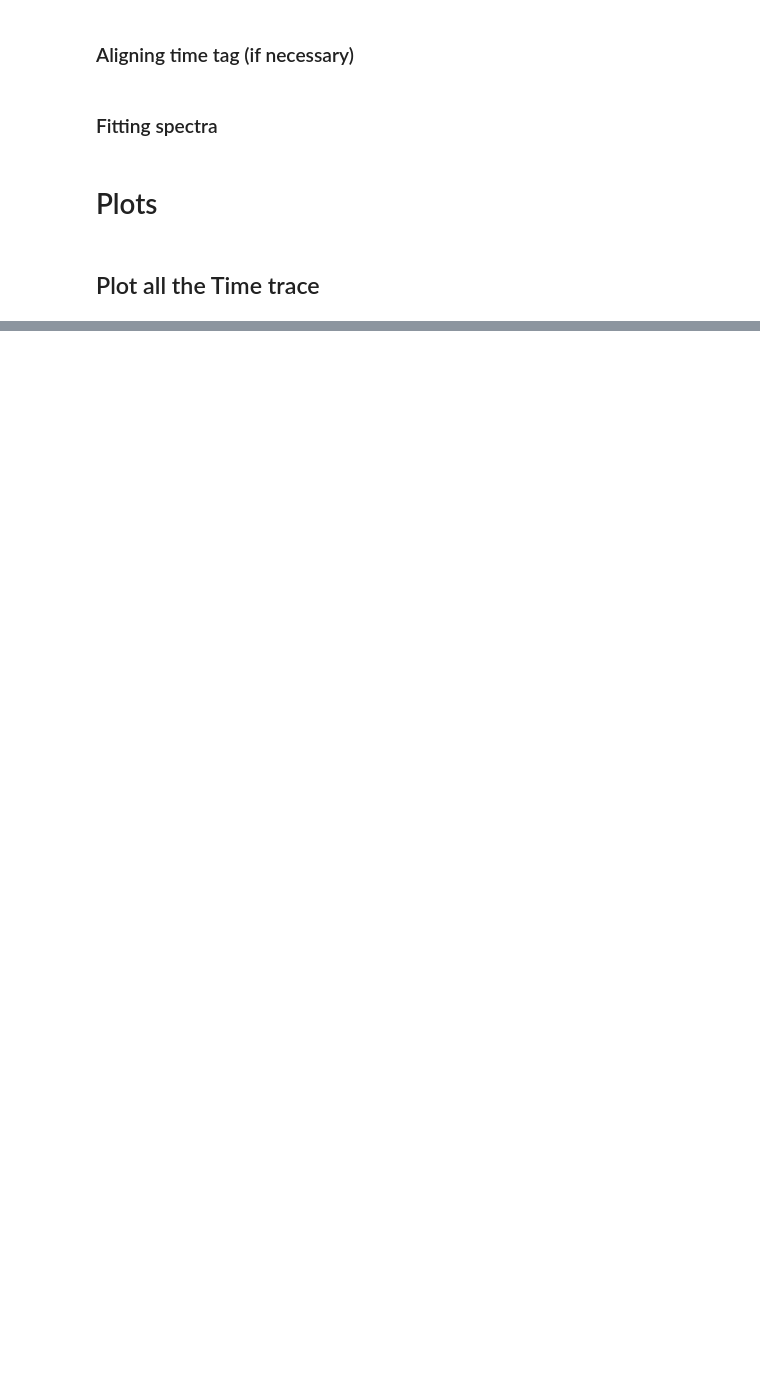
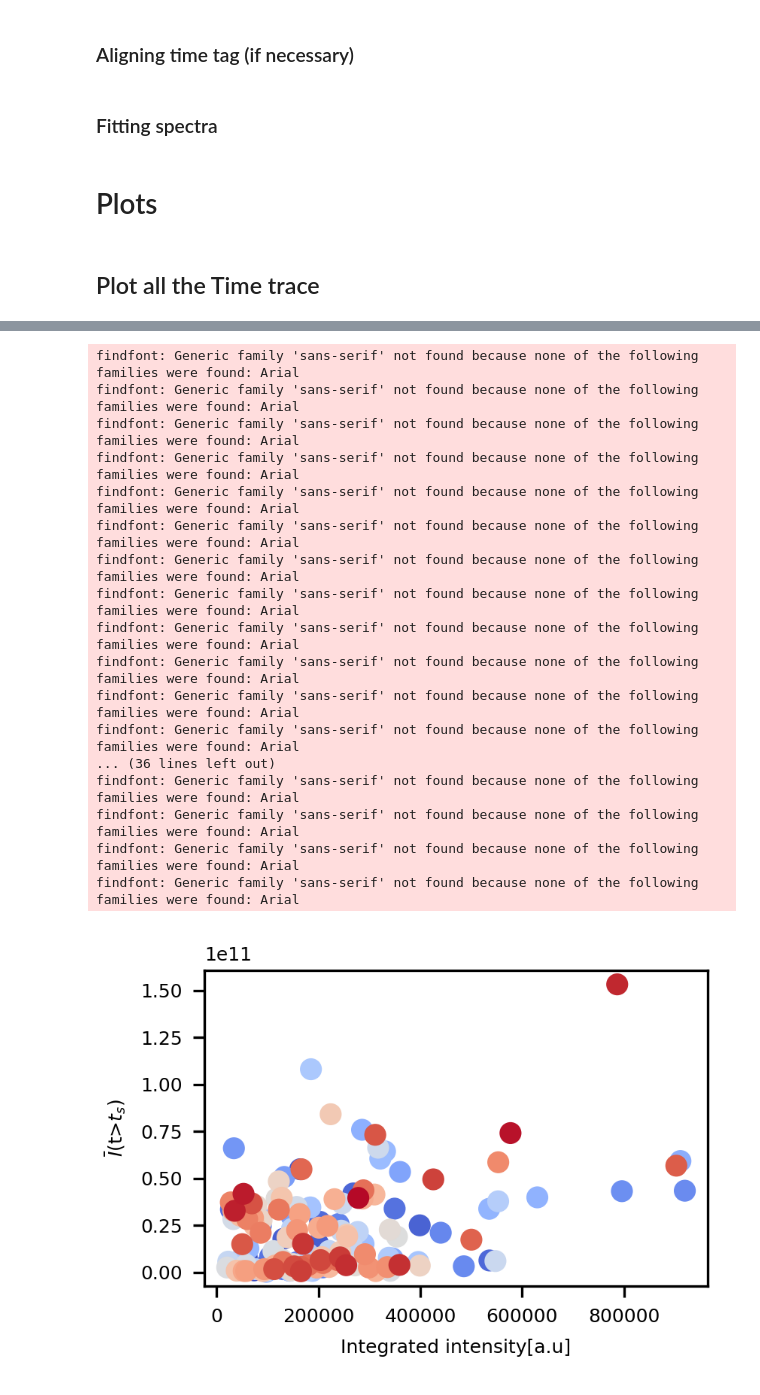
Before and after one commit to abouter/FOCUS-library, a Jupyter notebook: scripts/PlotScrappedDataV2.ipynb, the cells around one changed output, grey strips where cells are left out. Drawn from its saved outputs; the diff is of its cells as text; code cells hidden in the pictures; blank space fills up the shorter version.

```diff
--- a/scripts/PlotScrappedDataV2.ipynb
+++ b/scripts/PlotScrappedDataV2.ipynb
@@ -227,0 +264,26 @@ plt.savefig('StabilityRegion.png')
+# %%
+fig1,ax=plt.subplots(1,1)
+ax.scatter(ML_Obs['Int stability'],ML_Obs['Int integrated'],color=colors)
+ax.set_ylabel('$\\bar{I}$(t>$t_s$)')
+ax.set_xlabel('Integrated intensity[a.u]')
+plt.tight_layout()
+plt.savefig('StabilityVSIntegrated.png')
+# %% [output]
+findfont: Generic family 'sans-serif' not found because none of the following families were found: Arial
+findfont: Generic family 'sans-serif' not found because none of the following families were found: Arial
+findfont: Generic family 'sans-serif' not found because none of the following families were found: Arial
+findfont: Generic family 'sans-serif' not found because none of the following families were found: Arial
+findfont: Generic family 'sans-serif' not found because none of the following families were found: Arial
+findfont: Generic family 'sans-serif' not found because none of the following families were found: Arial
+findfont: Generic family 'sans-serif' not found because none of the following families were found: Arial
+findfont: Generic family 'sans-serif' not found because none of the following families were found: Arial
+findfont: Generic family 'sans-serif' not found because none of the following families were found: Arial
+findfont: Generic family 'sans-serif' not found because none of the following families were found: Arial
+findfont: Generic family 'sans-serif' not found because none of the following families were found: Arial
+findfont: Generic family 'sans-serif' not found because none of the following families were found: Arial
+... (36 lines left out)
+findfont: Generic family 'sans-serif' not found because none of the following families were found: Arial
+findfont: Generic family 'sans-serif' not found because none of the following families were found: Arial
+findfont: Generic family 'sans-serif' not found because none of the following families were found: Arial
+findfont: Generic family 'sans-serif' not found because none of the following families were found: Arial
+[figure, added]
```
Also changed, not shown: parts of 10 cells of this notebook.
